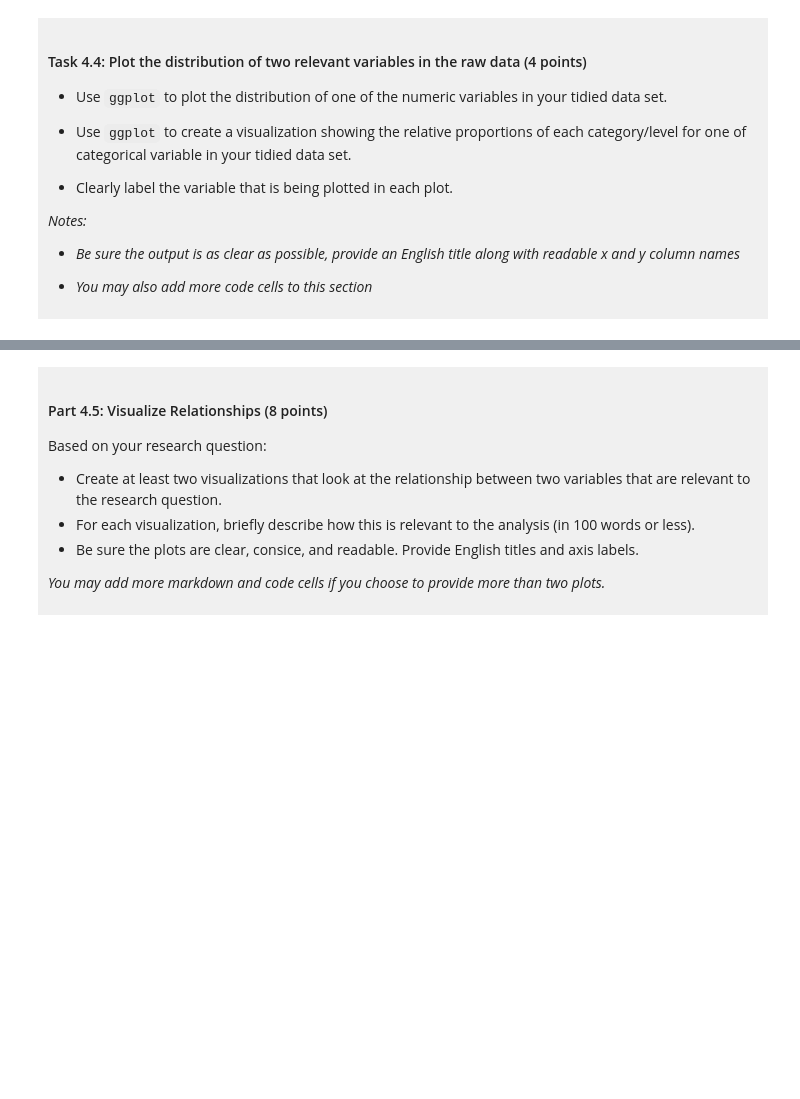
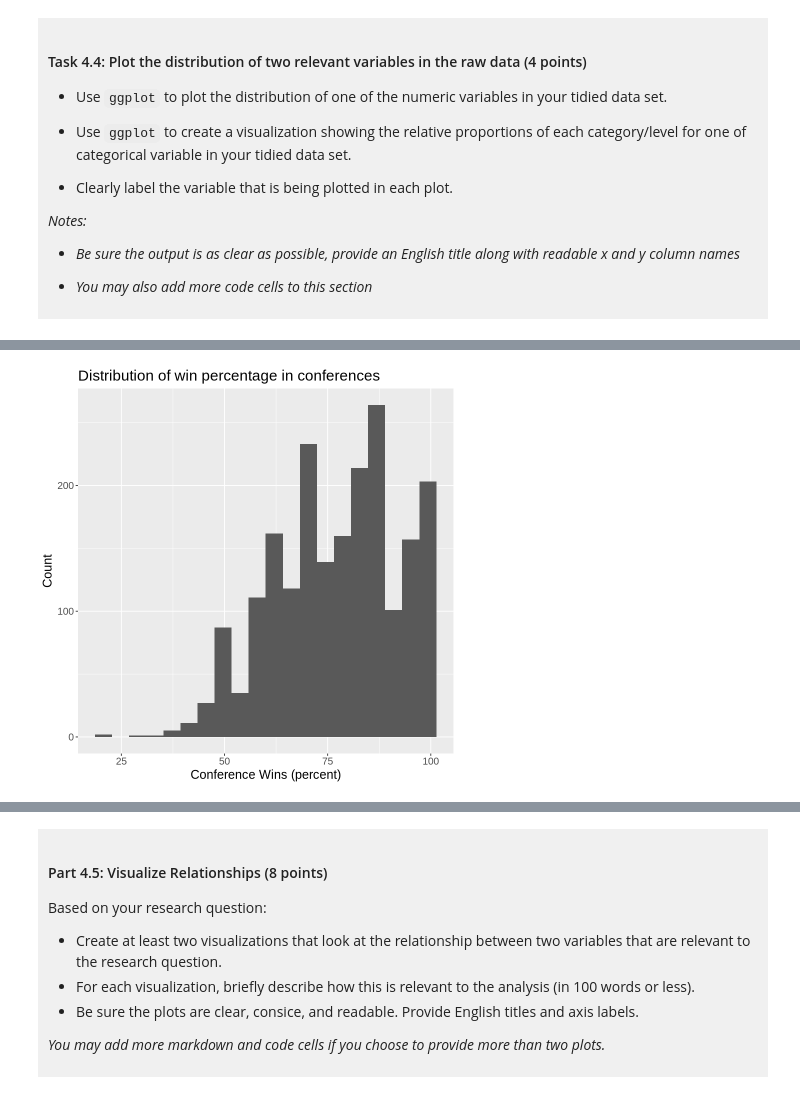
Before and after one commit to drsh07/dsci-100-project-darsh-sood, a Jupyter notebook: dsci-100-project-notebook.ipynb, the cells around one changed output, grey strips where cells are left out. Saved outputs shown, nothing was run; the diff lists cells and outputs as text; code cells hidden in the pictures; blank space fills up the shorter version.

```diff
--- a/dsci-100-project-notebook.ipynb
+++ b/dsci-100-project-notebook.ipynb
@@ -310,3 +355,15 @@ You will refine your research question (if needed) and produce a tidy data set.
 </div>
 # %%
 ### EDIT THIS CODE CELL FOR PLOT 1 ###
+plot1 <- ggplot(tidied_data, aes(x = conf_wins_pct)) +
+    geom_histogram(bins = 20) +
+    labs(
+        x = "Conference Wins (percent)",
+        y = "Count"
+    ) +
+    theme(text = element_text(size = 15)) +
+    ggtitle("Distribution of win percentage in conferences")
+
+
+plot1
+# %% [output]
@@ -313 +372,2 @@ You will refine your research question (if needed) and produce a tidy data set.
+[figure, added]
 # %%
```
Also changed, not shown: parts of 11 cells of this notebook.
